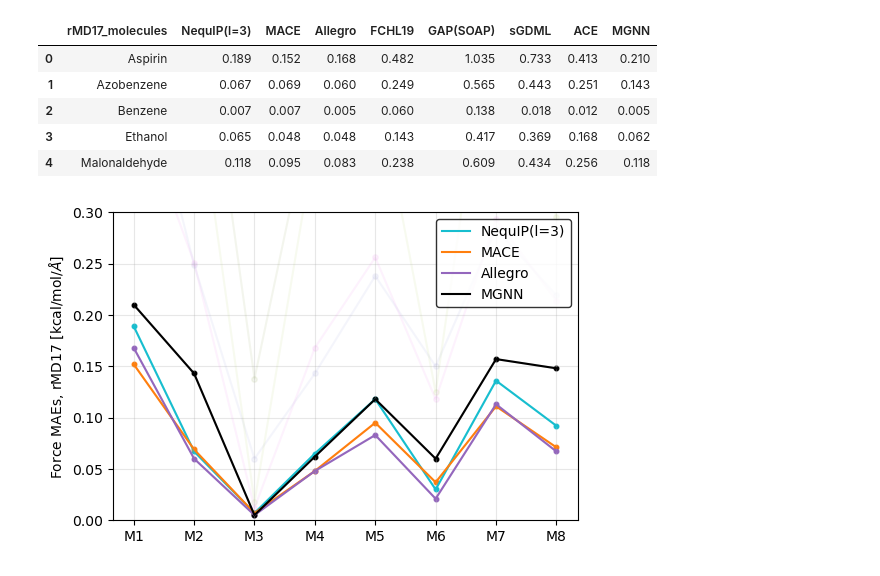
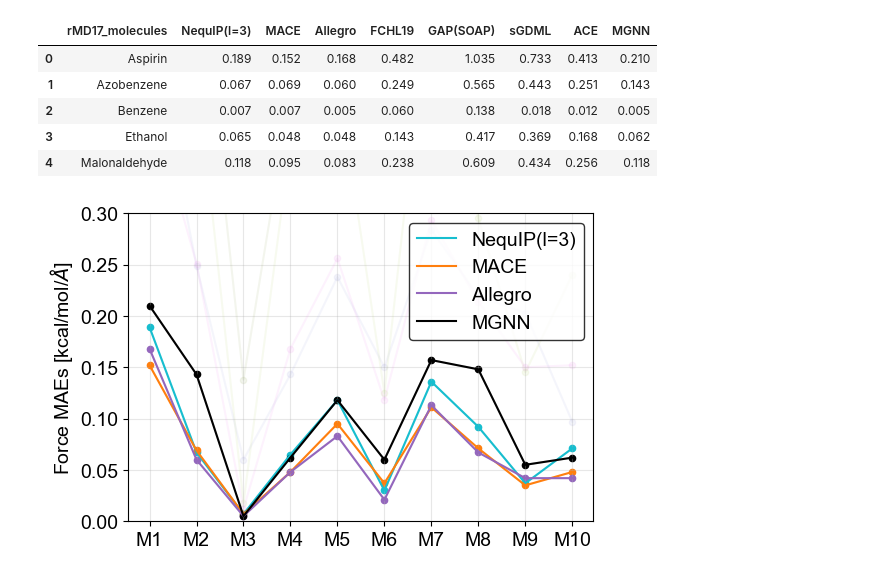
Before and after one commit to raghurama123/Rev-MLP4Sol, a Jupyter notebook: plots/plot_rMD17_F.ipynb, the cells around one changed output. Saved outputs shown, nothing was run; the diff lists cells and outputs as text; code cells hidden in the pictures.

```diff
--- a/plots/plot_rMD17_F.ipynb
+++ b/plots/plot_rMD17_F.ipynb
@@ -43,45 +43,47 @@ colors = {
     'MGNN':        'black',    #
 }
 # %%
+plt.rcParams.update({'font.size':14})
+plt.rcParams['font.family']='Arial'
 fig,ax = plt.subplots(figsize=(6,4))
 
-x = [0,1,2,3,4,5,6,7]
+x = [0,1,2,3,4,5,6,7,8,9]
 mae_cutoff = 0.3 # kcal/mol/A
 
 
 for i_col in range(1,len(df.columns)):
 
     column = df.iloc[:, i_col]
     column_name = df.columns[i_col]
 
     x_new = []
     y_new = []
 
     for i in range(len(x)):
         if column[i] != 'x':
             x_new.append(x[i])
             y_new.append(float(column[i]))
 
     if all(y <= mae_cutoff for y in y_new):
         ax.plot(x_new,y_new,label=column_name,color=colors[column_name],alpha=1)
-        ax.scatter(x_new,y_new,color=colors[column_name],s=10)
+        ax.scatter(x_new,y_new,color=colors[column_name],s=20)
     if any(y <= mae_cutoff for y in y_new):
         ax.plot(x_new,y_new,color=colors[column_name],alpha=0.1)
-        ax.scatter(x_new,y_new,color=colors[column_name],s=15,alpha=0.1)
+        ax.scatter(x_new,y_new,color=colors[column_name],s=20,alpha=0.1)
 
 
 ax.set_ylim([0,mae_cutoff])
 
-ax.set_xticks([0,1,2,3,4,5,6,7])
-ax.set_xticklabels(['M1','M2','M3','M4','M5','M6','M7','M8'])
+ax.set_xticks([0,1,2,3,4,5,6,7,8,9])
+ax.set_xticklabels(['M1','M2','M3','M4','M5','M6','M7','M8','M9','M10'])
 
-ax.set_ylabel('Force MAEs, rMD17 [kcal/mol/$\\AA$]')
+ax.set_ylabel('Force MAEs [kcal/mol/$\\AA$]')
 
 ax.legend(edgecolor='black',facecolor='white',loc='upper right')
 ax.grid(alpha=0.3)
 
 plt.savefig('rMD17_F.pdf',format='pdf',bbox_inches='tight')
 
 plt.show()
 # %% [output]
-[figure, old version]
+[figure, new version]
```
Also changed, not shown: 10 other files.
